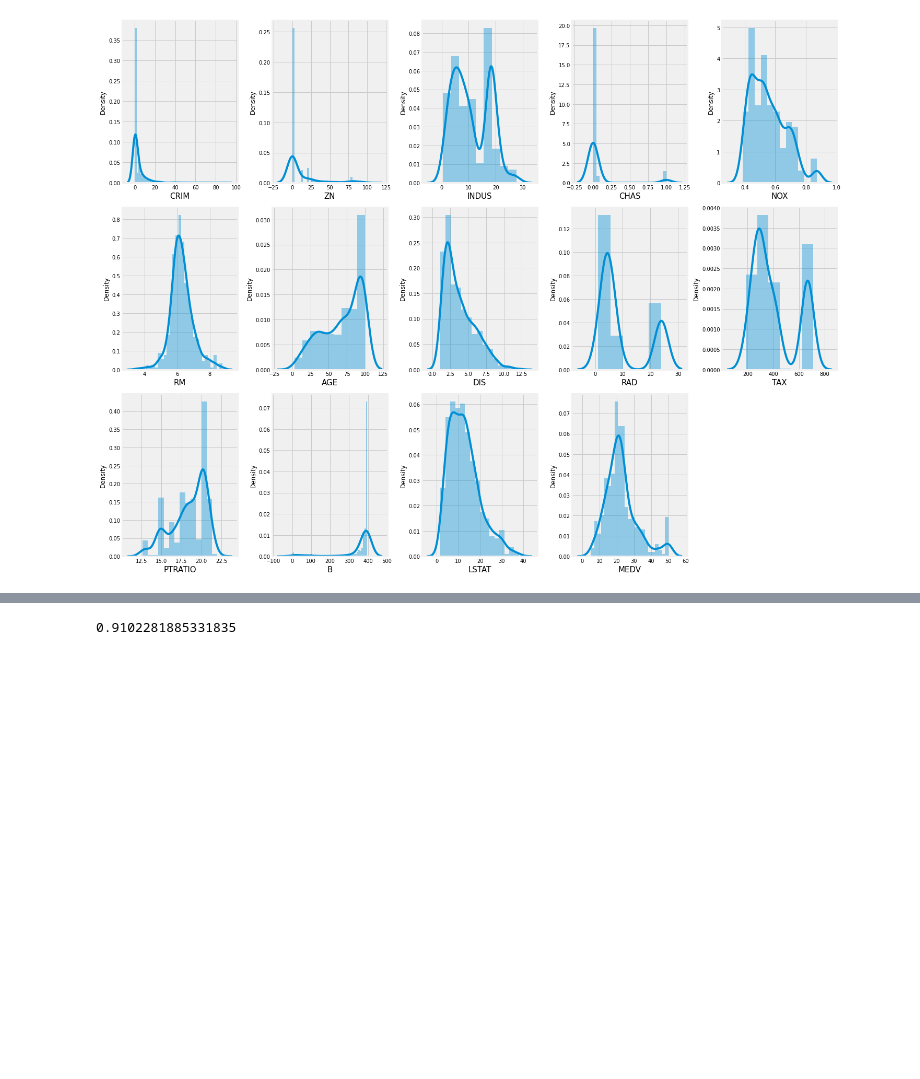
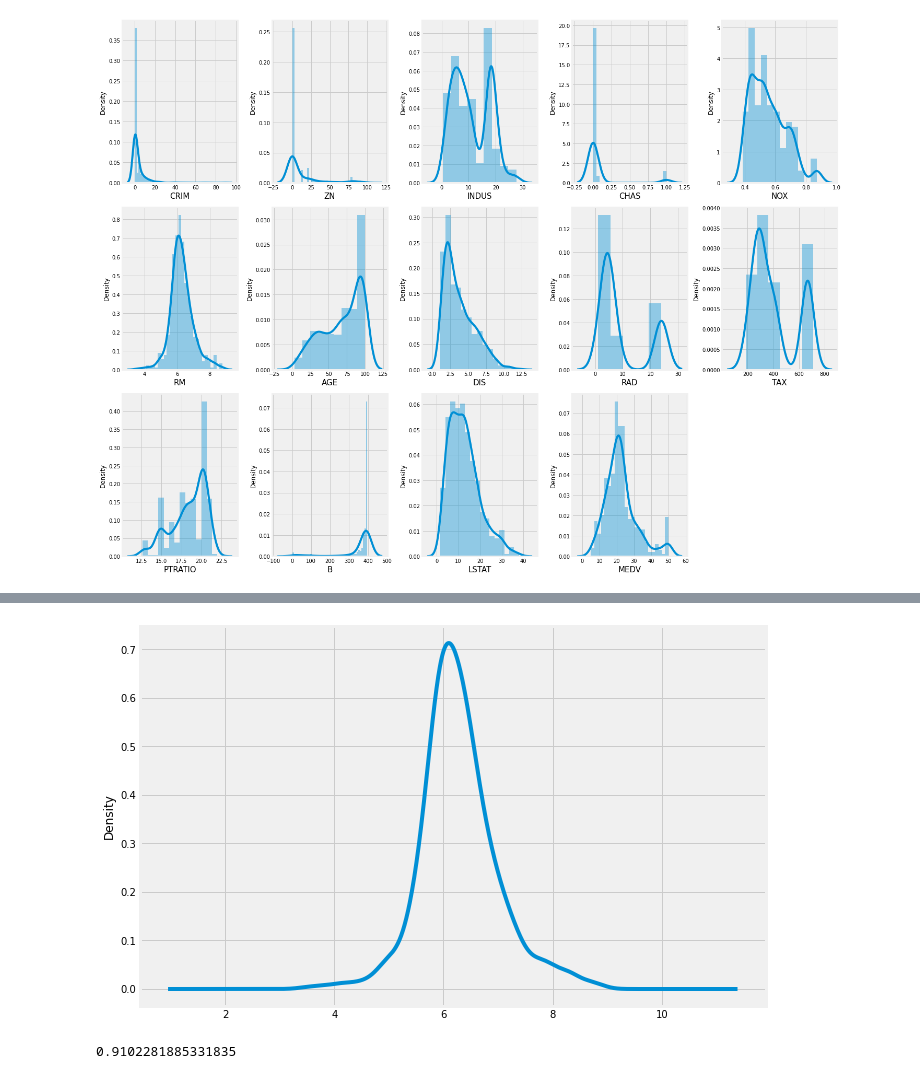
Before and after one commit to kristinkx/Python_Projects, a Jupyter notebook: Boston_Housing.ipynb, the cells around one changed output, grey strips where cells are left out. Saved outputs shown, nothing was run; the diff lists cells and outputs as text; code cells hidden in the pictures; blank space fills up the shorter version.

```diff
--- a/Boston_Housing.ipynb
+++ b/Boston_Housing.ipynb
@@ -206,3 +287,7 @@ plt.show();
+# %%
+boston['RM'].plot.kde();
+# %% [output]
+[figure, added]
 # %%
 # correlation between the property tax and accessibility to radial highways
 # high correlation between the two
```
Also changed, not shown: parts of 25 cells of this notebook.
